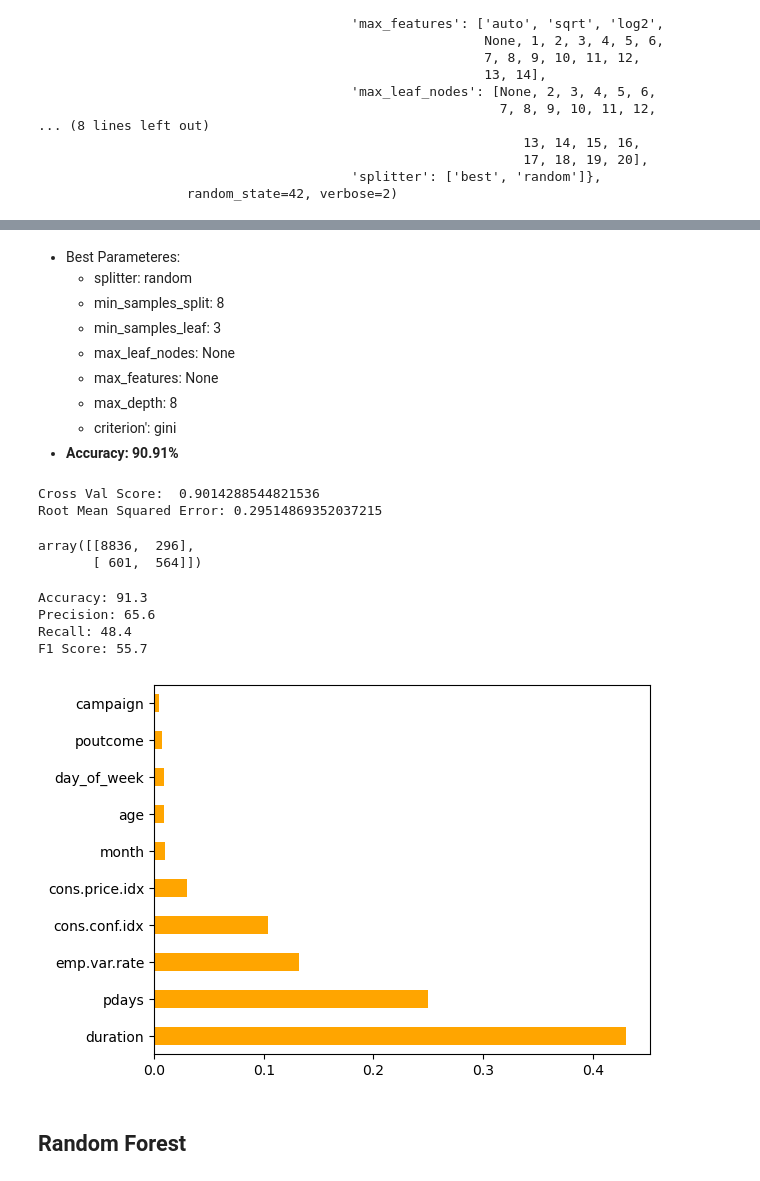
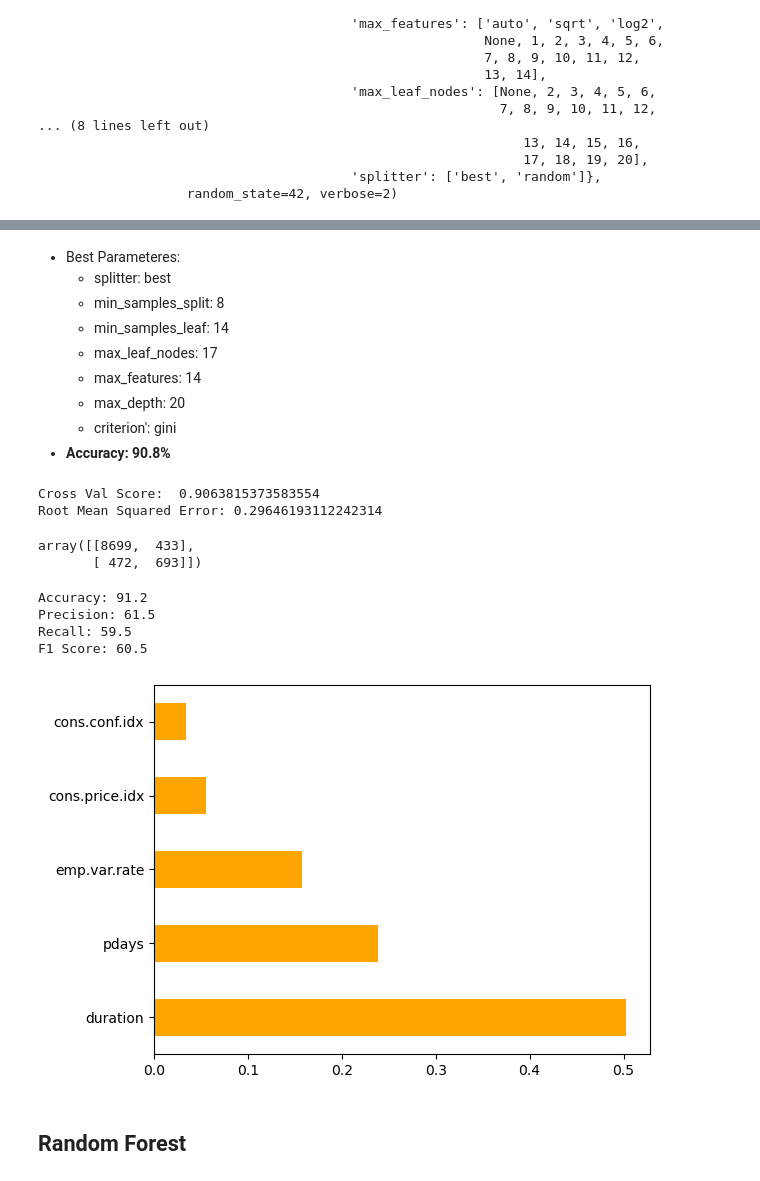
Before and after one commit to VIDIT-9/Customer-Behaviour-Classification-in-Banking, a Jupyter notebook: Model Training.ipynb, the cells around one changed output, grey strips where cells are left out. Drawn from its saved outputs; the diff is of its cells as text; code cells hidden in the pictures.

```diff
--- a/Model Training.ipynb
+++ b/Model Training.ipynb
@@ -449,17 +467,17 @@ score: 0.9091320914818626
 # %% [markdown]
 * Best Parameteres:
-    * splitter: random
+    * splitter: best
     * min_samples_split: 8
-    * min_samples_leaf: 3
-    * max_leaf_nodes: None
-    * max_features: None
-    * max_depth: 8
+    * min_samples_leaf: 14
+    * max_leaf_nodes: 17
+    * max_features: 14
+    * max_depth: 20
     * criterion': gini
-* **Accuracy: 90.91%**
+* **Accuracy: 90.8%**
 # %%
-DTC = DecisionTreeClassifier(splitter='random', min_samples_split=8,
-                           min_samples_leaf=3, max_features=None,
-                           max_leaf_nodes=None, max_depth=8,
+DTC = DecisionTreeClassifier(splitter='best', min_samples_split=8,
+                           min_samples_leaf=14, max_features=14,
+                           max_leaf_nodes=17, max_depth=20,
                            criterion='gini')
 
 DTC.fit(X_train,y_train)
@@ -471,14 +489,14 @@ print('Cross Val Score: ', DTC_Score.mean())
 DTC_RMSE = np.sqrt(mean_squared_error(y_test, y_pred))
 print('Root Mean Squared Error:', DTC_RMSE)
 # %% [output]
-Cross Val Score:  0.9014288544821536
-Root Mean Squared Error: 0.29514869352037215
+Cross Val Score:  0.9063815373583554
+Root Mean Squared Error: 0.29646193112242314
 # %%
 DTC_conf_matrix = confusion_matrix(y_test, y_pred)
 DTC_conf_matrix
 # %% [output]
-array([[8836,  296],
-       [ 601,  564]])
+array([[8699,  433],
+       [ 472,  693]])
 # %%
 DTC_accuracy = (DTC_conf_matrix[1,1] + DTC_conf_matrix[0,0]) / (DTC_conf_matrix[1,1] + DTC_conf_matrix[0,0] + DTC_conf_matrix[0,1] + DTC_conf_matrix[1,0])
 DTC_precision = DTC_conf_matrix[1,1] / (DTC_conf_matrix[1,1] + DTC_conf_matrix[0,1])
@@ -490,17 +508,17 @@ print("Precision: {:.1f}".format(DTC_precision*100))
 print("Recall: {:.1f}".format(DTC_recall*100))
 print("F1 Score: {:.1f}".format(DTC_f1_score*100))
 # %% [output]
-Accuracy: 91.3
-Precision: 65.6
-Recall: 48.4
-F1 Score: 55.7
+Accuracy: 91.2
+Precision: 61.5
+Recall: 59.5
+F1 Score: 60.5
 # %%
 feat_importances = pd.Series(DTC.feature_importances_, index=X.columns)
-feat_importances.nlargest(10).plot(kind='barh', color='orange')
+feat_importances.nlargest(5).plot(kind='barh', color='orange')
 feat_importances.sort_values(ascending=False, inplace=True)
 plt.show()
 # %% [output]
-[figure, old version]
+[figure, new version]
 # %% [markdown]
 ## Random Forest
 # %% [markdown]
```
Also changed, not shown: parts of 20 cells of this notebook.
